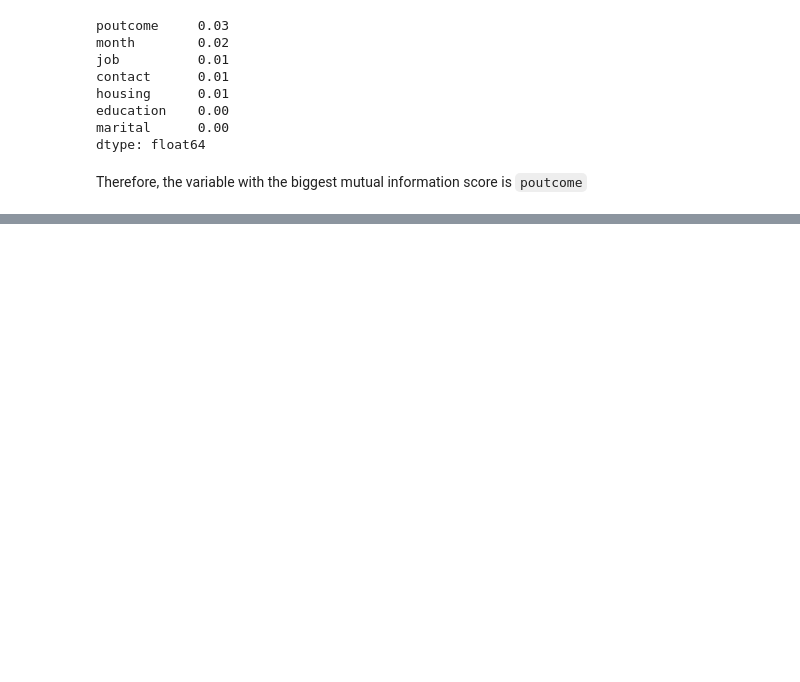
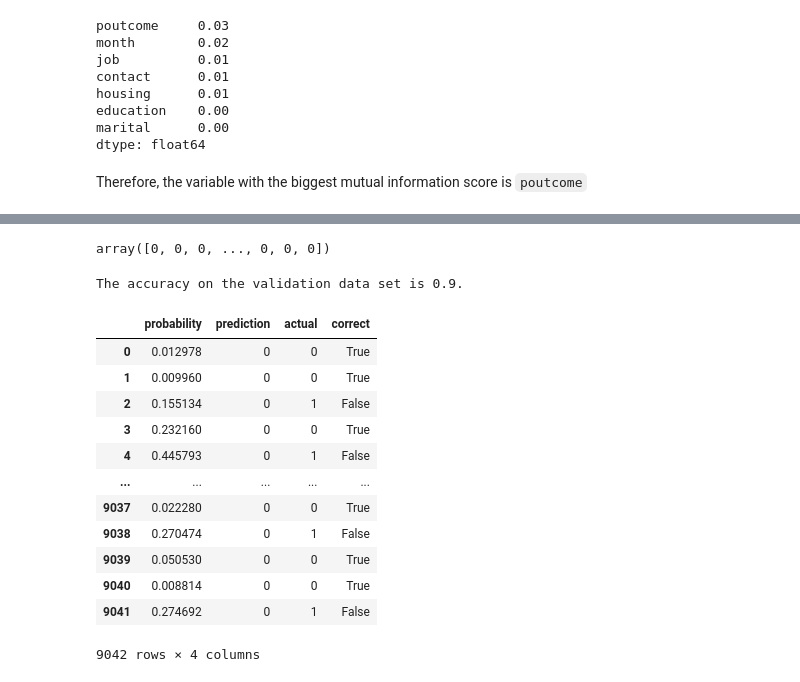
Before and after one commit to victornemenike/machine-learning-zoomcamp, a Jupyter notebook: 03-classification/homework.ipynb, the cells around one changed output, grey strips where cells are left out. Drawn from its saved outputs; the diff is of its cells as text; code cells hidden in the pictures; blank space fills up the shorter version.

```diff
--- a/03-classification/homework.ipynb
+++ b/03-classification/homework.ipynb
@@ -415,0 +452,3 @@ Therefore, the variable with the biggest mutual information score is `poutcome`
+# %%
+val_dicts = df_val[categorical + numerical].to_dict(orient = 'records')
+X_val = dv.fit_transform(val_dicts)
@@ -415,0 +457,3 @@ Therefore, the variable with the biggest mutual information score is `poutcome`
+# %%
+model = LogisticRegression(solver='liblinear', C=1.0, max_iter=1000, random_state=42)
+model.fit(X_train, y_train)
@@ -415,0 +479,33 @@ Therefore, the variable with the biggest mutual information score is `poutcome`
+# %%
+model.predict(X_val) # hard prediction
+# %% [output]
+array([0, 0, 0, ..., 0, 0, 0])
+# %%
+y_pred = model.predict_proba(X_val)[:,1] # soft prediction
+# %%
+churn_decision = (y_pred >= 0.5)
+# %%
+print(f'The accuracy on the validation data set is {round((y_val == churn_decision).mean(),2)}.')
+# %% [output]
+The accuracy on the validation data set is 0.9.
+# %%
+df_pred = pd.DataFrame()
+df_pred['probability'] = y_pred
+df_pred['prediction'] = churn_decision.astype(int)
+df_pred['actual'] = y_val
+df_pred['correct'] = df_pred['prediction'] == df_pred['actual']
+df_pred
+# %% [output]
+|  | probability | prediction | actual | correct |
+| 0 | 0.012978 | 0 | 0 | True |
+| 1 | 0.009960 | 0 | 0 | True |
+| 2 | 0.155134 | 0 | 1 | False |
+| 3 | 0.232160 | 0 | 0 | True |
+| 4 | 0.445793 | 0 | 1 | False |
+| ... | ... | ... | ... | ... |
+| 9037 | 0.022280 | 0 | 0 | True |
+| 9038 | 0.270474 | 0 | 1 | False |
+| 9039 | 0.050530 | 0 | 0 | True |
+| 9040 | 0.008814 | 0 | 0 | True |
+| 9041 | 0.274692 | 0 | 1 | False |
+9042 rows × 4 columns
```
Also changed, not shown: parts of 12 cells of this notebook.
